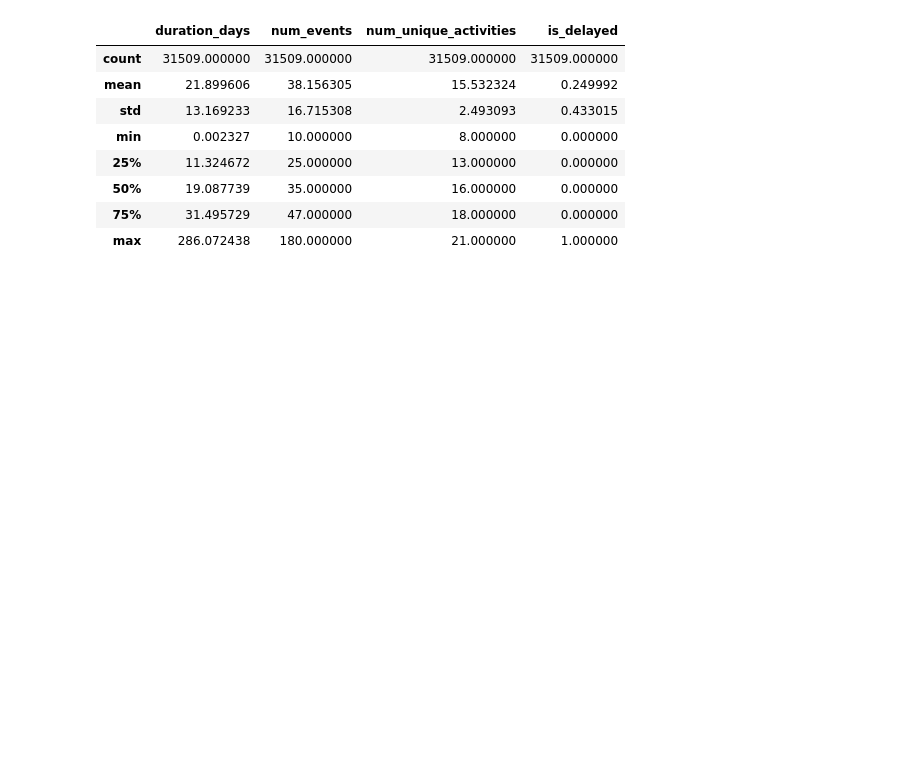
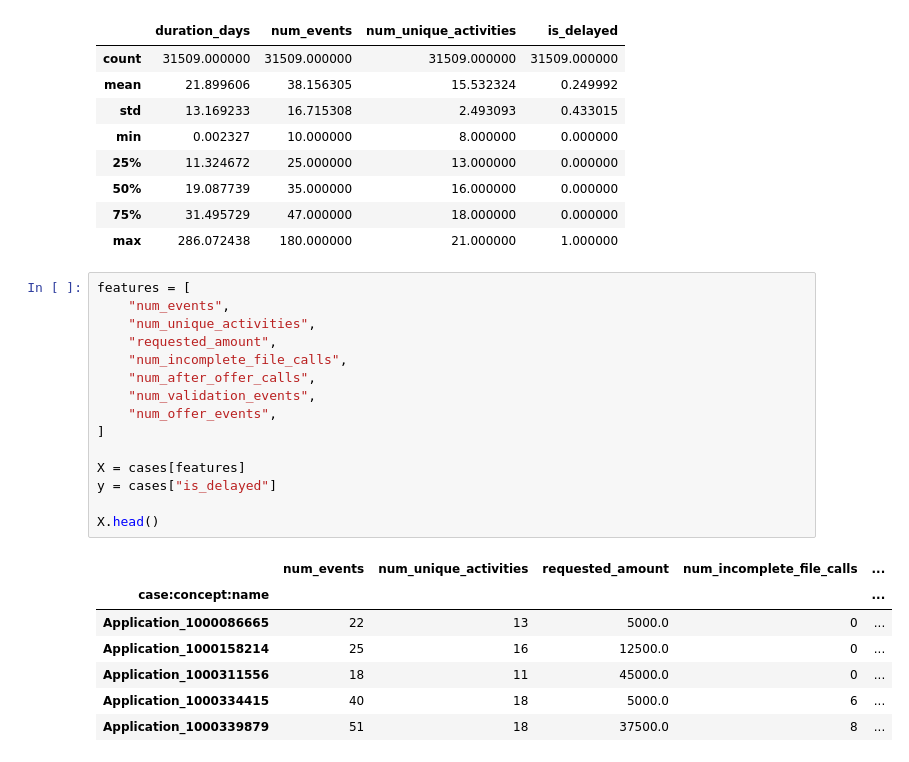
Before and after one commit to alfergal/ml-studio, a Jupyter notebook: ml/loanops/notebooks/01_eda.ipynb, the cells around one changed output. Drawn from its saved outputs; the diff is of its cells as text; blank space fills up the shorter version.

```diff
--- a/ml/loanops/notebooks/01_eda.ipynb
+++ b/ml/loanops/notebooks/01_eda.ipynb
@@ -238,3 +234,26 @@ cases[["duration_days", "num_events", "num_unique_activities", "is_delayed"]].de
 | 50% | 19.087739 | 35.000000 | 16.000000 | 0.000000 |
 | 75% | 31.495729 | 47.000000 | 18.000000 | 0.000000 |
 | max | 286.072438 | 180.000000 | 21.000000 | 1.000000 |
+# %%
+features = [
+    "num_events",
+    "num_unique_activities",
+    "requested_amount",
+    "num_incomplete_file_calls",
+    "num_after_offer_calls",
+    "num_validation_events",
+    "num_offer_events",
+]
+
+X = cases[features]
+y = cases["is_delayed"]
+
+X.head()
+# %% [output]
+|  | num_events | num_unique_activities | requested_amount | num_incomplete_file_calls | ... |
+| case:concept:name |  |  |  |  | ... |
+| Application_1000086665 | 22 | 13 | 5000.0 | 0 | ... |
+| Application_1000158214 | 25 | 16 | 12500.0 | 0 | ... |
+| Application_1000311556 | 18 | 11 | 45000.0 | 0 | ... |
+| Application_1000334415 | 40 | 18 | 5000.0 | 6 | ... |
+| Application_1000339879 | 51 | 18 | 37500.0 | 8 | ... |
```
Also changed, not shown: parts of 8 cells of this notebook.
